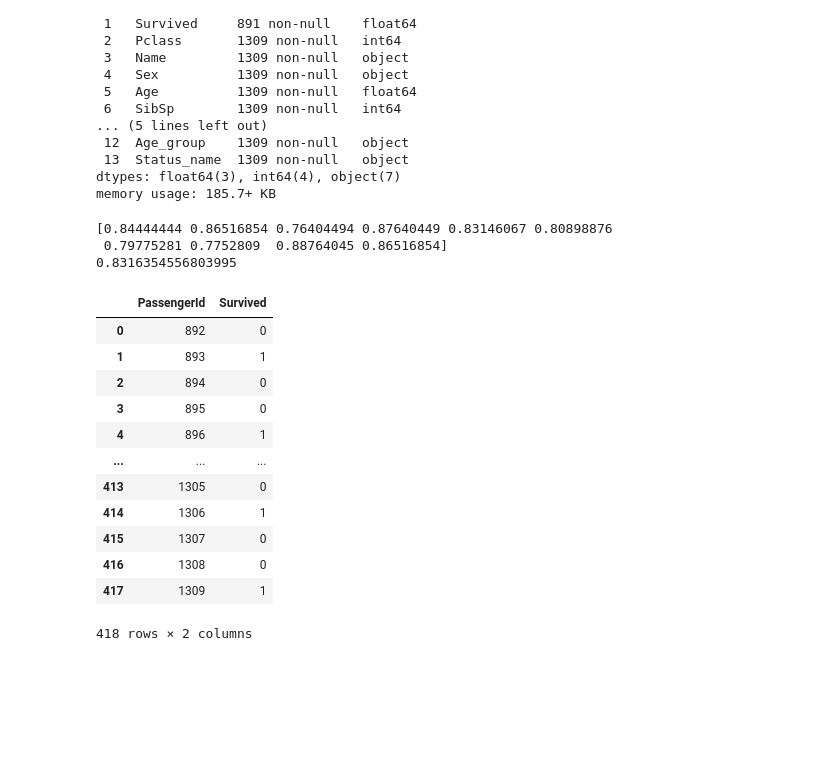
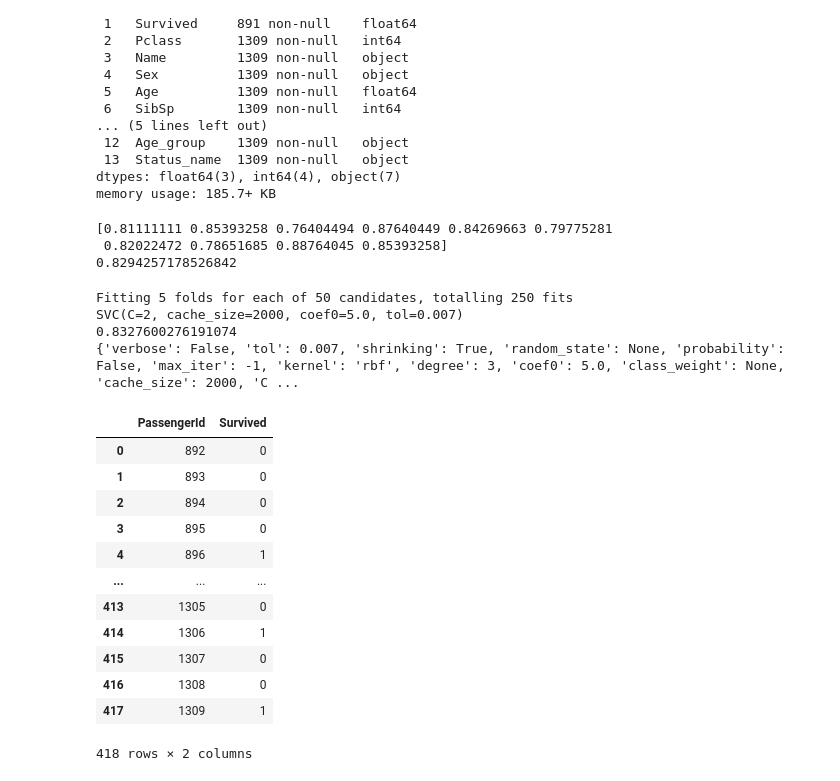
Before and after one commit to popovko/Titanic, a Jupyter notebook: titanic_notebook.ipynb, the cells around one changed output. Drawn from its saved outputs; the diff is of its cells as text; code cells hidden in the pictures; blank space fills up the shorter version.

Commit message:
Add randomized search

```diff
--- a/titanic_notebook.ipynb
+++ b/titanic_notebook.ipynb
@@ -185,28 +185,62 @@ y = all_data.Survived[:891]
 # %%
 from sklearn.model_selection import cross_val_score
 from sklearn.svm import SVC
-svc = SVC(probability = True, kernel="poly", degree=2)
+svc = SVC()
 
 cv = cross_val_score(svc,X,y,cv=10)
 print(cv)
 print(cv.mean())
 # %% [output]
-[0.84444444 0.86516854 0.76404494 0.87640449 0.83146067 0.80898876
- 0.79775281 0.7752809  0.88764045 0.86516854]
-0.8316354556803995
+[0.81111111 0.85393258 0.76404494 0.87640449 0.84269663 0.79775281
+ 0.82022472 0.78651685 0.88764045 0.85393258]
+0.8294257178526842
+# %%
+from sklearn.model_selection import RandomizedSearchCV
+parameters = {
+    'C':            np.arange( 1, 10, 1 ).tolist(),
+    'kernel':       ['linear', 'rbf', 'poly', 'sigmoid'],                   # precomputed,'poly', 'sigmoid'
+    'degree':       np.arange( 0, 10, 1 ).tolist(),
+    'coef0':        np.arange( 0.0, 10, 1 ).tolist(),
+    'shrinking':    [True],
+    'probability':  [False],
+    'tol':          np.arange( 0.001, 0.01, 0.001 ).tolist(),
+    'cache_size':   [2000],
+    'class_weight': [None],
+    'verbose':      [False],
+    'max_iter':     [-1],
+    'random_state': [None],
+    }
+
+model = RandomizedSearchCV( n_iter              = 50,
+                                        estimator           = SVC(),
+                                        param_distributions = parameters,
+                                        n_jobs              = 4,
+                                        refit               = True,
+                                        cv                  = 5,
+                                        verbose             = 1,
+                                        pre_dispatch        = '2*n_jobs'
+                                        )         # scoring = 'accuracy'
+model.fit( X, y )
+print( model.best_estimator_ )
+print( model.best_score_ )
+print( model.best_params_ )
+# %% [output]
+Fitting 5 folds for each of 50 candidates, totalling 250 fits
+SVC(C=2, cache_size=2000, coef0=5.0, tol=0.007)
+0.8327600276191074
+{'verbose': False, 'tol': 0.007, 'shrinking': True, 'random_state': None, 'probability': False, 'max_iter': -1, 'kernel': 'rbf', 'degree': 3, 'coef0': 5.0, 'class_weight': None, 'cache_size': 2000, 'C ...
 # %%
-svc.fit(X, y)
 X_test = titanic_repared[891:]
 Pass_id_test = all_data.PassengerId[891:]
-y_test = svc.predict(X_test).astype(int)
+y_test = model.predict(X_test).astype(int)
 
 output = pd.DataFrame({'PassengerId': Pass_id_test, 'Survived': y_test})
 output.to_csv('titanic_submission.csv', index=False)
 output
 # %% [output]
 |  | PassengerId | Survived |
 | 0 | 892 | 0 |
-| 1 | 893 | 1 |
+| 1 | 893 | 0 |
 | 2 | 894 | 0 |
 | 3 | 895 | 0 |
 | 4 | 896 | 1 |
```
Also changed, not shown: parts of 2 cells of this notebook.
